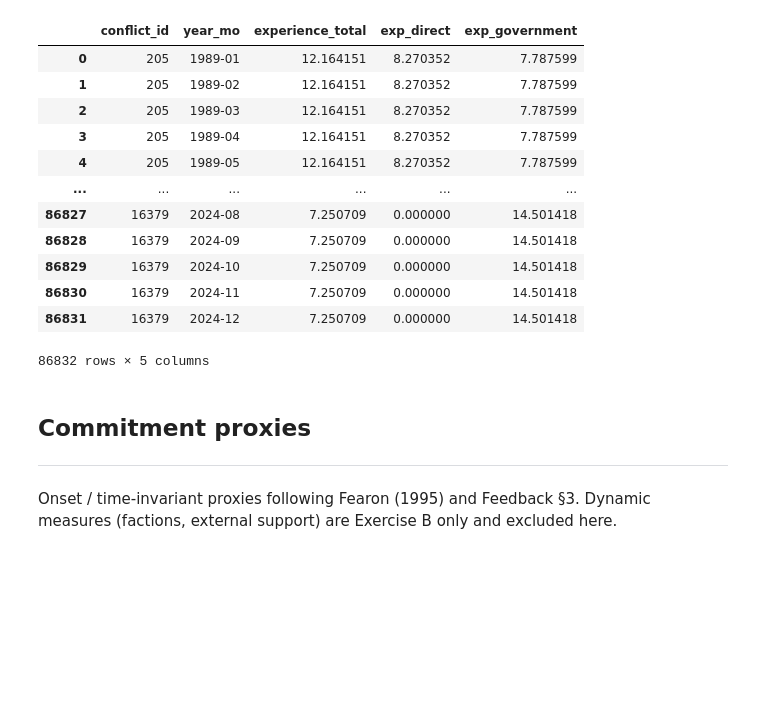
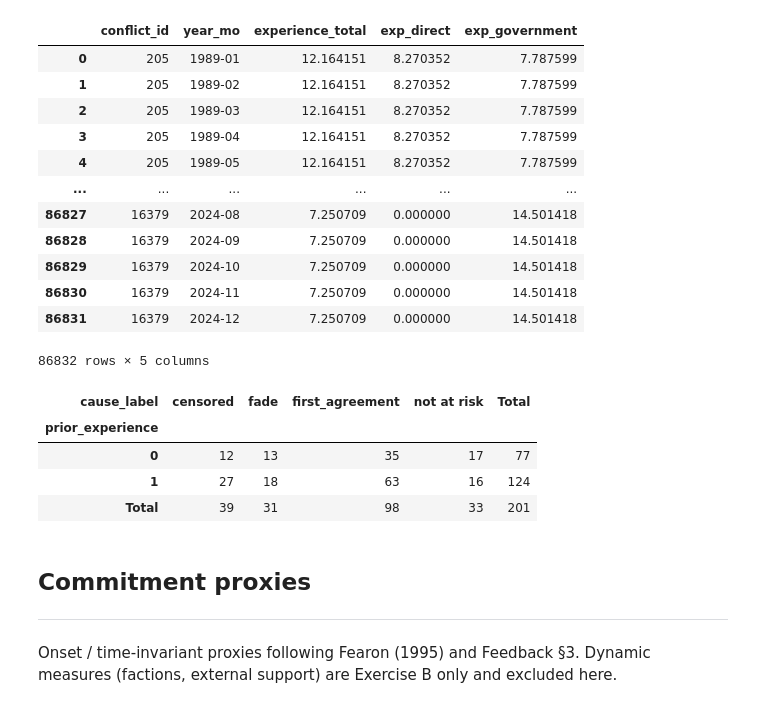
Before and after one commit to luciasauer/agreements_violence, a Jupyter notebook: src/3_survival_analysis/1_spell_dataset_construction.ipynb, the cells around one changed output. Drawn from its saved outputs; the diff is of its cells as text; code cells hidden in the pictures; blank space fills up the shorter version.

```diff
--- a/src/3_survival_analysis/1_spell_dataset_construction.ipynb
+++ b/src/3_survival_analysis/1_spell_dataset_construction.ipynb
@@ -190,6 +205,22 @@ Experience computed for 201 conflicts:
 | 86830 | 16379 | 2024-11 | 7.250709 | 0.000000 | 14.501418 |
 | 86831 | 16379 | 2024-12 | 7.250709 | 0.000000 | 14.501418 |
 86832 rows × 5 columns
+# %%
+df_panel['prior_experience'] = (df_panel['experience_total'] > 0).astype(int)
+pd.crosstab(
+    df_panel['prior_experience'],
+    df_panel['cause_label'],
+    values=df_panel['conflict_id'],
+    aggfunc=pd.Series.nunique,
+    margins=True,
+    margins_name='Total'
+)
+# %% [output]
+| cause_label | censored | fade | first_agreement | not at risk | Total |
+| prior_experience |  |  |  |  |  |
+| 0 | 12 | 13 | 35 | 17 | 77 |
+| 1 | 27 | 18 | 63 | 16 | 124 |
+| Total | 39 | 31 | 98 | 33 | 201 |
 # %% [markdown]
 ## **Commitment proxies**
 
```
Also changed, not shown: parts of 12 cells of this notebook, 2 other files.
